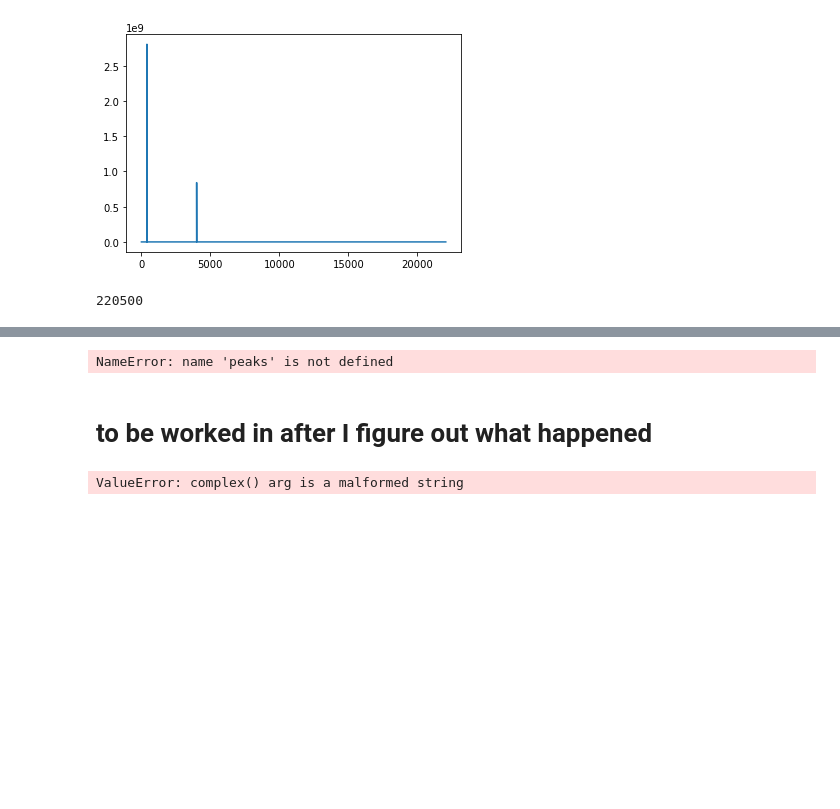
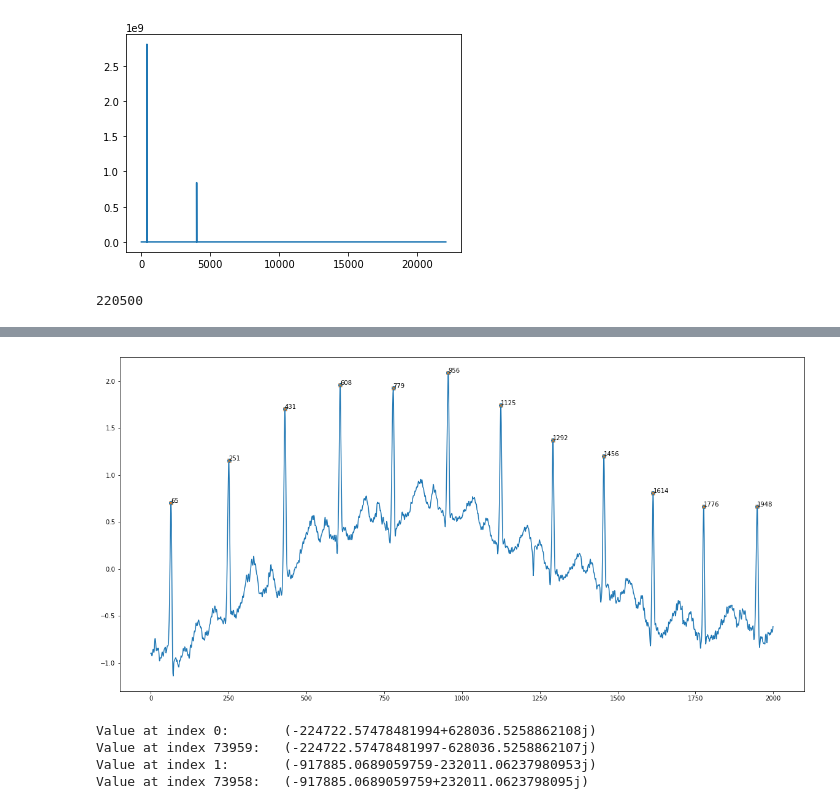
Before and after one commit to Little-PyProjects/SunSpots, a Jupyter notebook: notebook/Sunspots EDA.ipynb, the cells around one changed output, grey strips where cells are left out. Saved outputs shown, nothing was run; the diff lists cells and outputs as text; code cells hidden in the pictures; blank space fills up the shorter version.

```diff
--- a/notebook/Sunspots EDA.ipynb
+++ b/notebook/Sunspots EDA.ipynb
@@ -262,35 +285,28 @@ yf.size
 # %%
-import matplotlib.pyplot as plt
-from scipy.misc import electrocardiogram
-from scipy.signal import find_peaks
-
-p, q = peaks, x[peaks]
-
-peaks, _ = find_peaks(x, distance=150)
-np.diff(peaks)
-
-
 fig, ax = plt.subplots()
 ax.scatter(p, q)
-
+plt.gcf().set_size_inches(20, 10)
 for i, txt in enumerate(p):
     ax.annotate(txt, (p[i], q[i]))
 
+
+peaks, _ = find_peaks(x, distance=100)
 
 x = electrocardiogram()[2000:4000]
 
 plt.plot(x)
 plt.plot(peaks, x[peaks], 'x')
 
 plt.show()
 # %% [output]
-NameError: name 'peaks' is not defined
+[figure, added]
-# %% [markdown]
-# to be worked in after I figure out what happened
 # %%
-fft = np.fft.fft(data)
+fft = np.fft.fft(sun['SunSpot Count'])
 
 for i in range(2):
     print("Value at index {}:\t{}".format(i, fft[i + 1]), "\nValue at index {}:\t{}".format(fft.size -1 - i, fft[-1 - i]))
 # %% [output]
-ValueError: complex() arg is a malformed string
+Value at index 0:       (-224722.57478481994+628036.5258862108j)
+Value at index 73959:   (-224722.57478481997-628036.5258862107j)
+Value at index 1:       (-917885.0689059759-232011.06237980953j)
+Value at index 73958:   (-917885.0689059759+232011.0623798095j)
```
Also changed, not shown: parts of 8 cells of this notebook.
